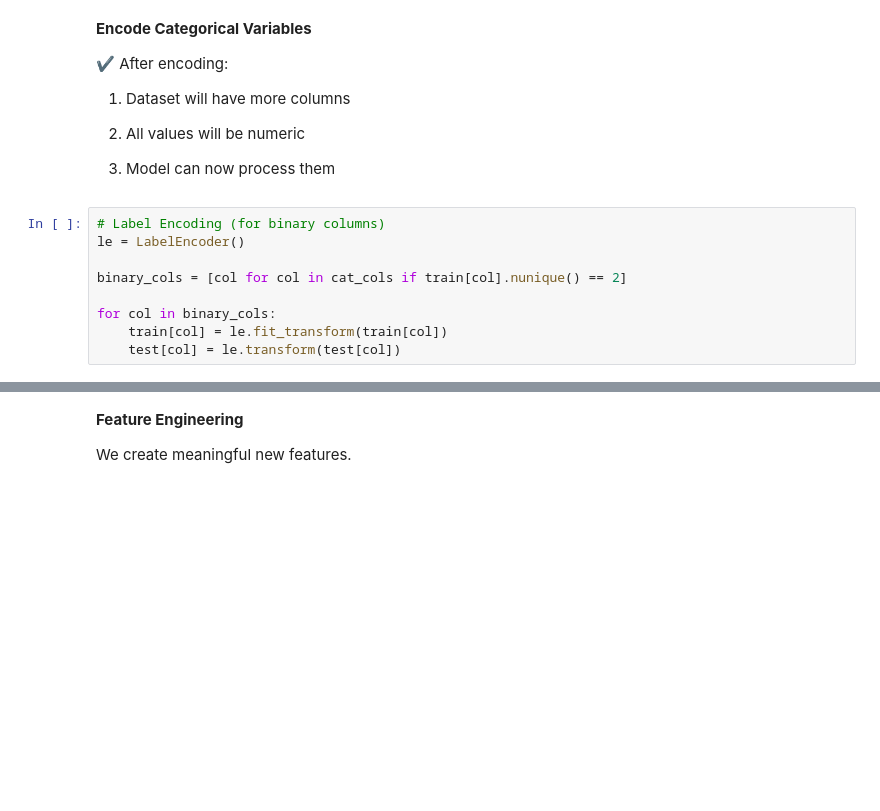
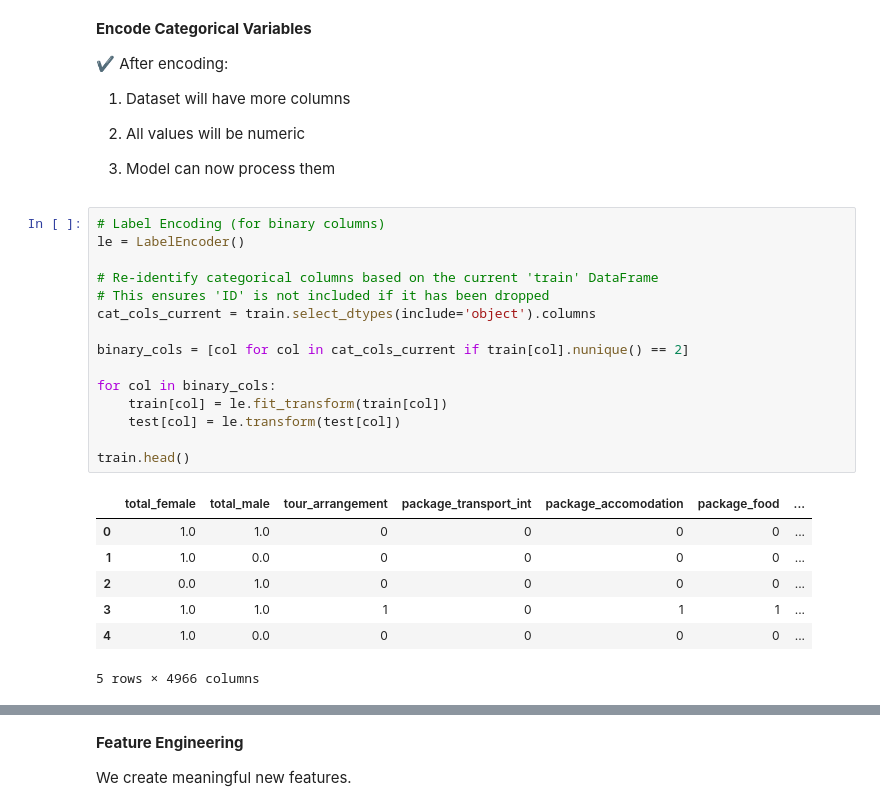
Before and after one commit to MageroOduor/ML, a Jupyter notebook: Copy_of_Tanzania_Tourism_Prediction.ipynb, the cells around one changed output, grey strips where cells are left out. Drawn from its saved outputs; the diff is of its cells as text; blank space fills up the shorter version.

```diff
--- a/Copy_of_Tanzania_Tourism_Prediction.ipynb
+++ b/Copy_of_Tanzania_Tourism_Prediction.ipynb
@@ -255,12 +266,26 @@ train['total_cost'] = np.where(train['total_cost'] < lower_bound,
 # %%
 # Label Encoding (for binary columns)
 le = LabelEncoder()
 
-binary_cols = [col for col in cat_cols if train[col].nunique() == 2]
+# Re-identify categorical columns based on the current 'train' DataFrame
+# This ensures 'ID' is not included if it has been dropped
+cat_cols_current = train.select_dtypes(include='object').columns
+
+binary_cols = [col for col in cat_cols_current if train[col].nunique() == 2]
 
 for col in binary_cols:
     train[col] = le.fit_transform(train[col])
     test[col] = le.transform(test[col])
+
+train.head()
+# %% [output]
+|  | total_female | total_male | tour_arrangement | package_transport_int | package_accomodation | package_food | ... |
+| 0 | 1.0 | 1.0 | 0 | 0 | 0 | 0 | ... |
+| 1 | 1.0 | 0.0 | 0 | 0 | 0 | 0 | ... |
+| 2 | 0.0 | 1.0 | 0 | 0 | 0 | 0 | ... |
+| 3 | 1.0 | 1.0 | 1 | 0 | 1 | 1 | ... |
+| 4 | 1.0 | 0.0 | 0 | 0 | 0 | 0 | ... |
+5 rows × 4966 columns
 # %%
 #One-Hot Encoding (for multi-category columns)
 multi_cat_cols = [col for col in cat_cols if train[col].nunique() > 2]
```
Also changed, not shown: parts of 7 cells of this notebook.
